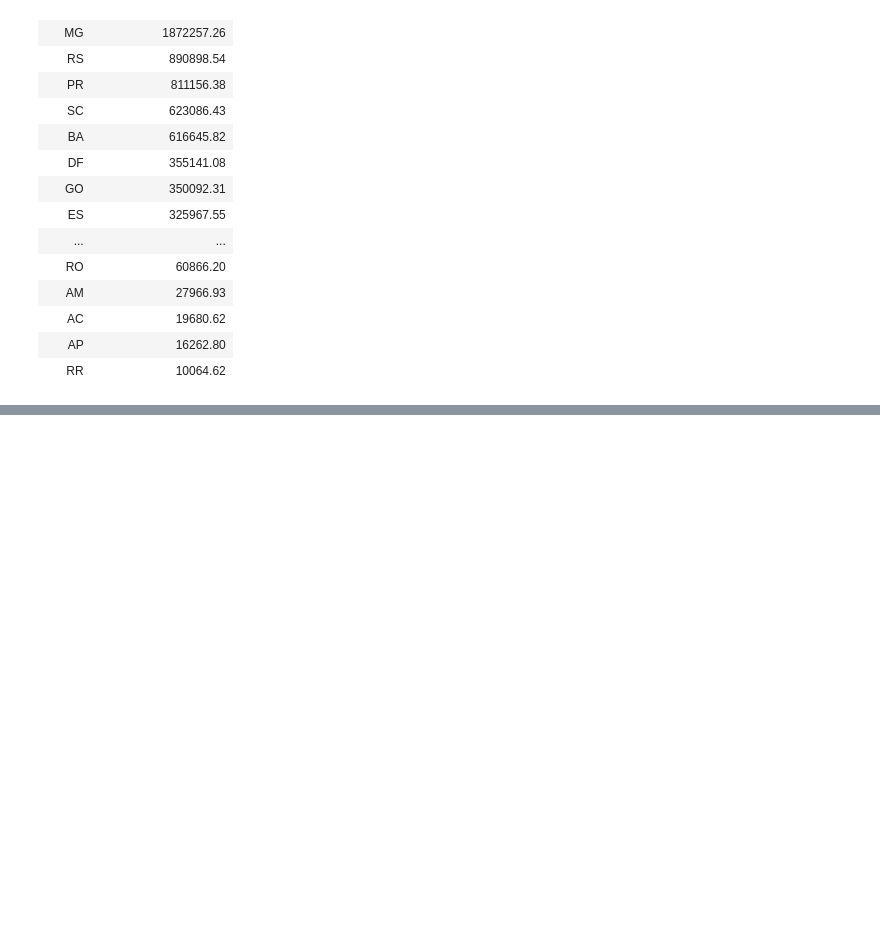
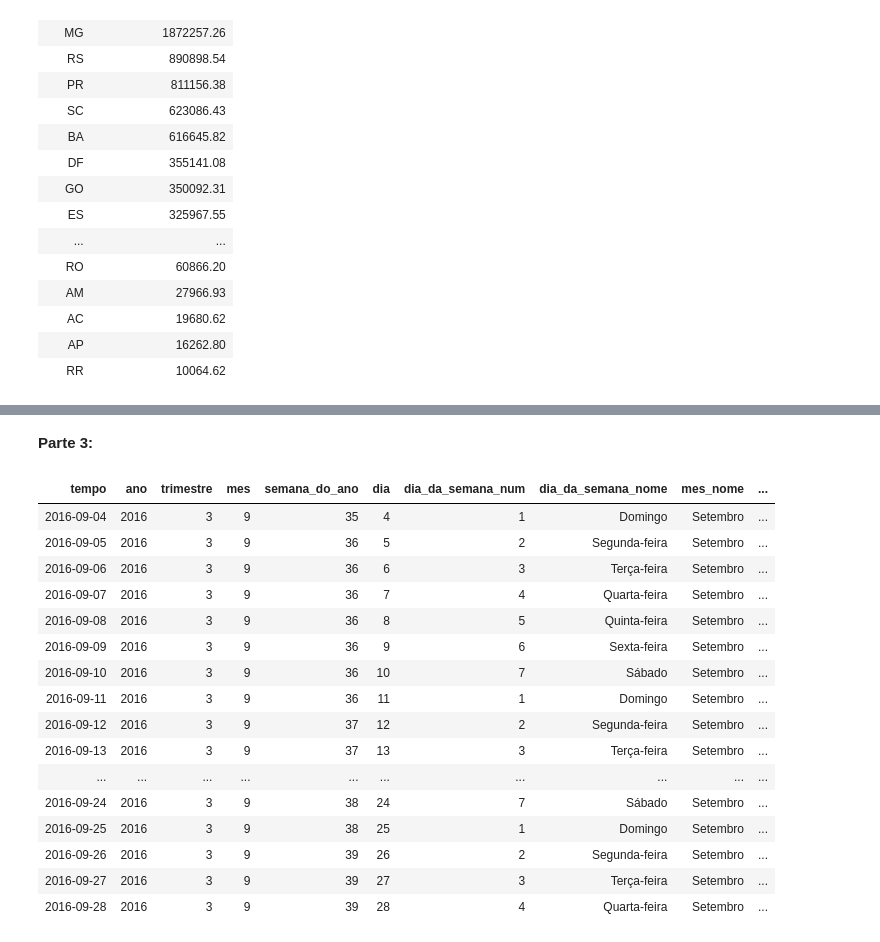
Before and after one commit to MaluArr/Atv_RocketLabDados-2025.2, a Jupyter notebook: Atividade03/Brazilian E-Commerce Gold.ipynb, the cells around one changed output, grey strips where cells are left out. Saved outputs shown, nothing was run; the diff lists cells and outputs as text; code cells hidden in the pictures; blank space fills up the shorter version.

Commit message:
adding gold layer

```diff
--- a/Atividade03/Brazilian E-Commerce Gold.ipynb
+++ b/Atividade03/Brazilian E-Commerce Gold.ipynb
@@ -94,0 +243,76 @@ order by valor_total_estado_brl desc;
+# %% [markdown]
+**Parte 3:**
+# %%
+%sql
+-- Dimensão de Tempo (gold.dm_tempo)
+create table gold.dm_tempo
+using delta as
+with limites as (
+  select
+    min(data_pedido) as data_min,
+    max(data_pedido) as data_max
+    from silver.ft_pedido_total
+),
+datas as (
+  select explode(sequence(data_min, data_max, interval 1 day)) as ch_tempo
+  from limites
+)
+select
+    ch_tempo as tempo,
+    year(tempo) as ano,
+    quarter(tempo) as trimestre,
+    month(tempo) as mes,
+    weekofyear(tempo) as semana_do_ano,
+    day(tempo) as dia,
+    dayofweek(tempo) as dia_da_semana_num,
+
+    case dayofweek(tempo)
+      when 1 then 'Domingo'
+      when 2 then 'Segunda-feira'
+      when 3 then 'Terça-feira'
+      when 4 then 'Quarta-feira'
+      when 5 then 'Quinta-feira'
+      when 6 then 'Sexta-feira'
+      when 7 then 'Sábado'
+    end as dia_da_semana_nome,
+
+    case month(tempo)
+      when 1  then 'Janeiro'
+      when 2  then 'Fevereiro'
+      when 3  then 'Março'
+      when 4  then 'Abril'
+      when 5  then 'Maio'
+      when 6  then 'Junho'
+      when 7  then 'Julho'
+      when 8  then 'Agosto'
+      when 9  then 'Setembro'
+      when 10 then 'Outubro'
+      when 11 then 'Novembro'
+      when 12 then 'Dezembro'
+    end as mes_nome,
+
+    case
+      when dayofweek(tempo) in (1, 7) then 'Sim'
+      else 'Não'
+    end as fim_de_semana
+from datas;
+
+select * from gold.dm_tempo order by tempo limit 25;
+# %% [output]
+| tempo | ano | trimestre | mes | semana_do_ano | dia | dia_da_semana_num | dia_da_semana_nome | mes_nome | ... |
+| 2016-09-04 | 2016 | 3 | 9 | 35 | 4 | 1 | Domingo | Setembro | ... |
+| 2016-09-05 | 2016 | 3 | 9 | 36 | 5 | 2 | Segunda-feira | Setembro | ... |
+| 2016-09-06 | 2016 | 3 | 9 | 36 | 6 | 3 | Terça-feira | Setembro | ... |
+| 2016-09-07 | 2016 | 3 | 9 | 36 | 7 | 4 | Quarta-feira | Setembro | ... |
+| 2016-09-08 | 2016 | 3 | 9 | 36 | 8 | 5 | Quinta-feira | Setembro | ... |
+| 2016-09-09 | 2016 | 3 | 9 | 36 | 9 | 6 | Sexta-feira | Setembro | ... |
+| 2016-09-10 | 2016 | 3 | 9 | 36 | 10 | 7 | Sábado | Setembro | ... |
+| 2016-09-11 | 2016 | 3 | 9 | 36 | 11 | 1 | Domingo | Setembro | ... |
+| 2016-09-12 | 2016 | 3 | 9 | 37 | 12 | 2 | Segunda-feira | Setembro | ... |
+| 2016-09-13 | 2016 | 3 | 9 | 37 | 13 | 3 | Terça-feira | Setembro | ... |
+| ... | ... | ... | ... | ... | ... | ... | ... | ... | ... |
+| 2016-09-24 | 2016 | 3 | 9 | 38 | 24 | 7 | Sábado | Setembro | ... |
+| 2016-09-25 | 2016 | 3 | 9 | 38 | 25 | 1 | Domingo | Setembro | ... |
+| 2016-09-26 | 2016 | 3 | 9 | 39 | 26 | 2 | Segunda-feira | Setembro | ... |
+| 2016-09-27 | 2016 | 3 | 9 | 39 | 27 | 3 | Terça-feira | Setembro | ... |
+| 2016-09-28 | 2016 | 3 | 9 | 39 | 28 | 4 | Quarta-feira | Setembro | ... |
```
Also changed, not shown: parts of 12 cells of this notebook.
